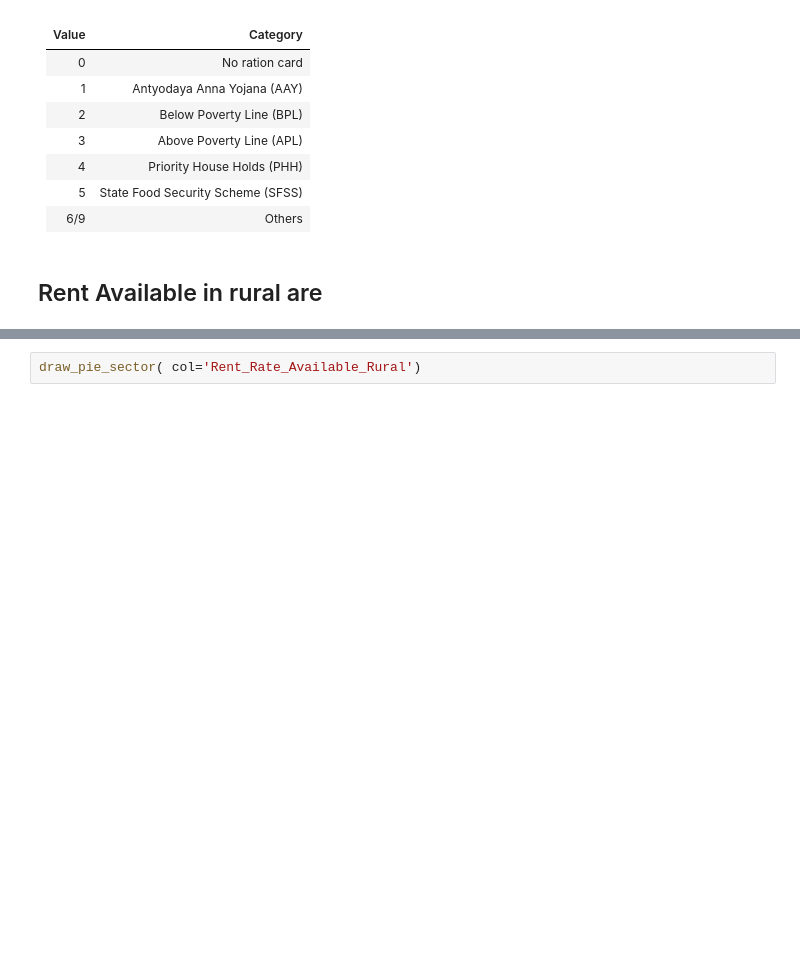
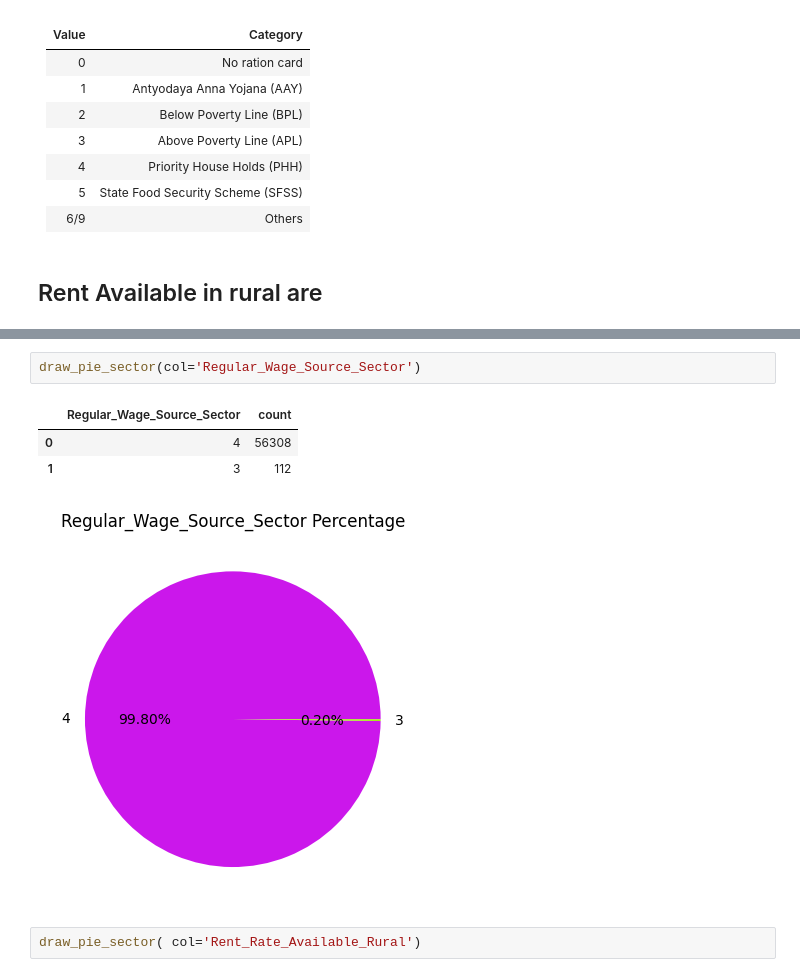
Before and after one commit to Rudra-G-23/rural-financial-inclusion-govt-scheme-recommendation, a Jupyter notebook: parquet-data/lev-03/notebooks/lev-03-04-eda-01.ipynb, the cells around one changed output, grey strips where cells are left out. Drawn from its saved outputs; the diff is of its cells as text; blank space fills up the shorter version.

```diff
--- a/parquet-data/lev-03/notebooks/lev-03-04-eda-01.ipynb
+++ b/parquet-data/lev-03/notebooks/lev-03-04-eda-01.ipynb
@@ -613,3 +649,10 @@ shape: (2, 2)
+# %%
+draw_pie_sector(col='Regular_Wage_Source_Sector')
+# %% [output]
+|  | Regular_Wage_Source_Sector | count |
+| 0 | 4 | 56308 |
+| 1 | 3 | 112 |
+[figure, added]
 # %%
 draw_pie_sector( col='Rent_Rate_Available_Rural')
 # %% [output]
```
Also changed, not shown: parts of 21 cells of this notebook, 2 other files.
